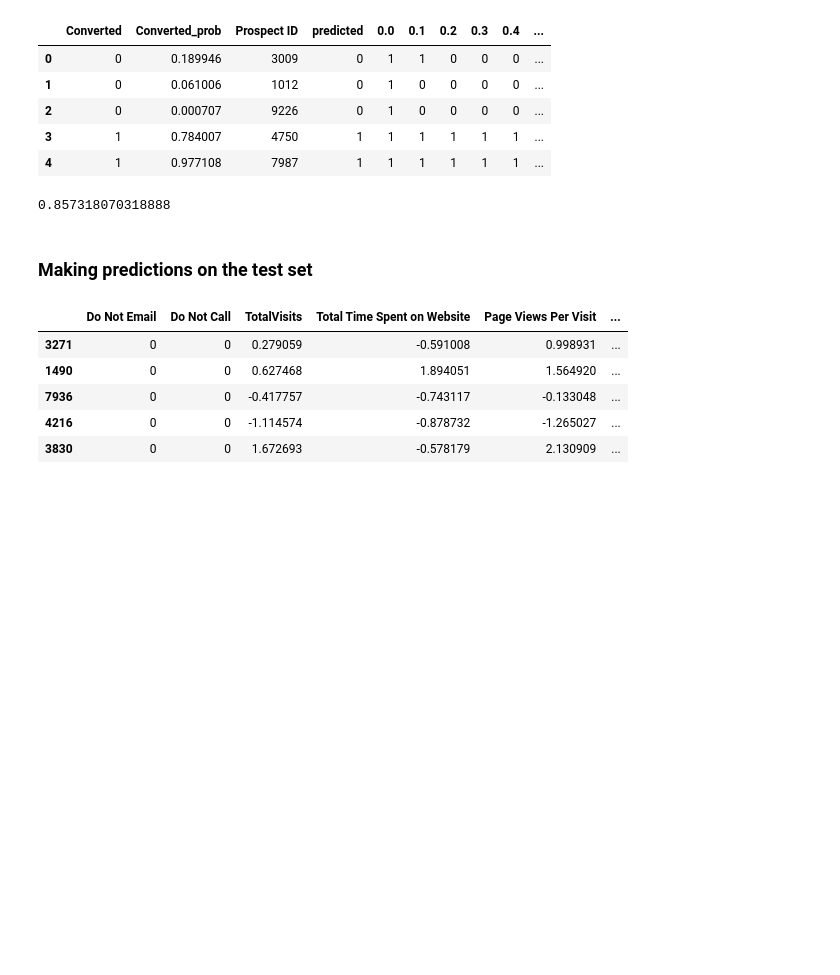
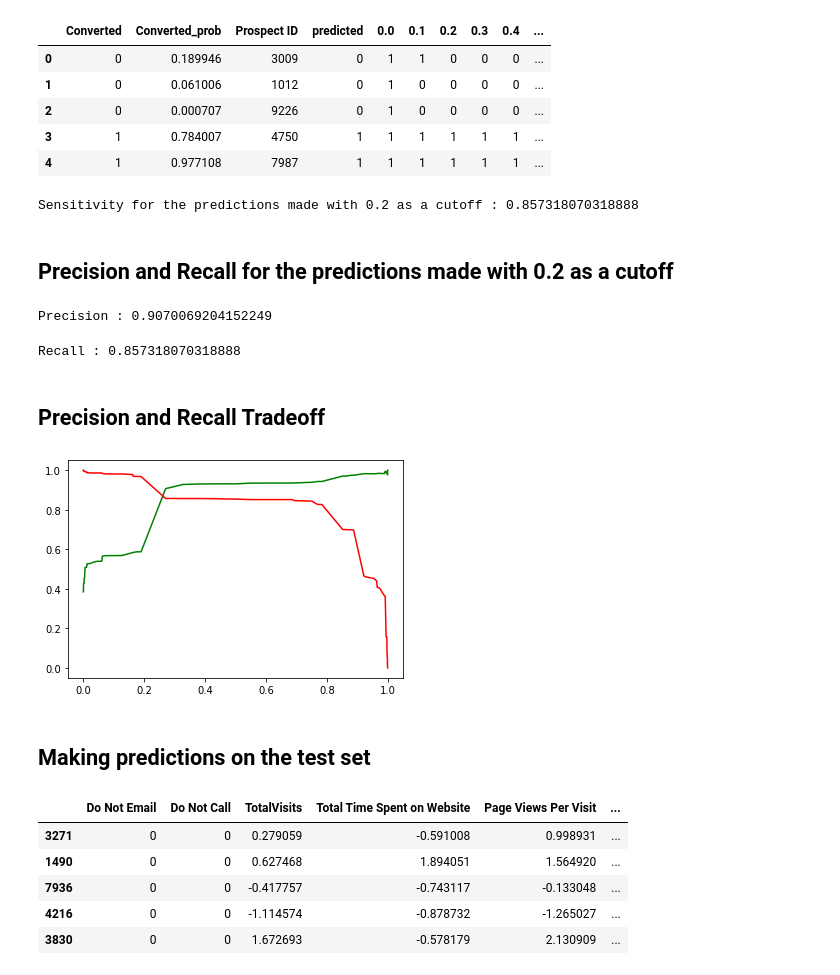
Before and after one commit to sasanka-sai/Lead_scoring_case_study, a Jupyter notebook: Lead_scoring_dataset_Final_V001.ipynb, the cells around one changed output. Drawn from its saved outputs; the diff is of its cells as text; code cells hidden in the pictures; blank space fills up the shorter version.

```diff
--- a/Lead_scoring_dataset_Final_V001.ipynb
+++ b/Lead_scoring_dataset_Final_V001.ipynb
@@ -1699,6 +1704,22 @@ FP = confusion2[0, 1]
 FN = confusion2[1, 0]
 # %%
 # sensitivity incase of 0.2
-TP / float(TP+FN)
+print("Sensitivity for the predictions made with 0.2 as a cutoff :", TP / float(TP+FN))
 # %% [output]
-0.857318070318888
+Sensitivity for the predictions made with 0.2 as a cutoff : 0.857318070318888
+# %% [markdown]
+## Precision and Recall for the predictions made with 0.2 as a cutoff
+# %%
+# Precision for the predictions made with 0.2 as a cutoff
+
+print("Precision :", TP / float(TP + FP))
+# %% [output]
+Precision : 0.9070069204152249
+# %%
+# Recall for the predictions made with 0.2 as a cutoff
+
+print("Recall :", TP / float(TP + FN))
+# %% [output]
+Recall : 0.857318070318888
+# %% [markdown]
+## Precision and Recall Tradeoff
@@ -1705,5 +1728,15 @@ TP / float(TP+FN)
+# %%
+p, r, thresholds = precision_recall_curve(y_train_pred_final.Converted, y_train_pred_final.Converted_prob)
+# %%
+# Plotting the tradeoff curve
+
+plt.plot(thresholds, p[:-1], "g-")
+plt.plot(thresholds, r[:-1], "r-")
+plt.show()
+# %% [output]
+[figure, added]
 # %% [markdown]
-### Making predictions on the test set
+## Making predictions on the test set
 # %%
 X_test.loc[:, ['TotalVisits','Total Time Spent on Website','Page Views Per Visit']] = scaler.fit_transform(X_test[
     ['TotalVisits',
```
Also changed, not shown: parts of 24 cells of this notebook, 1 other file.
